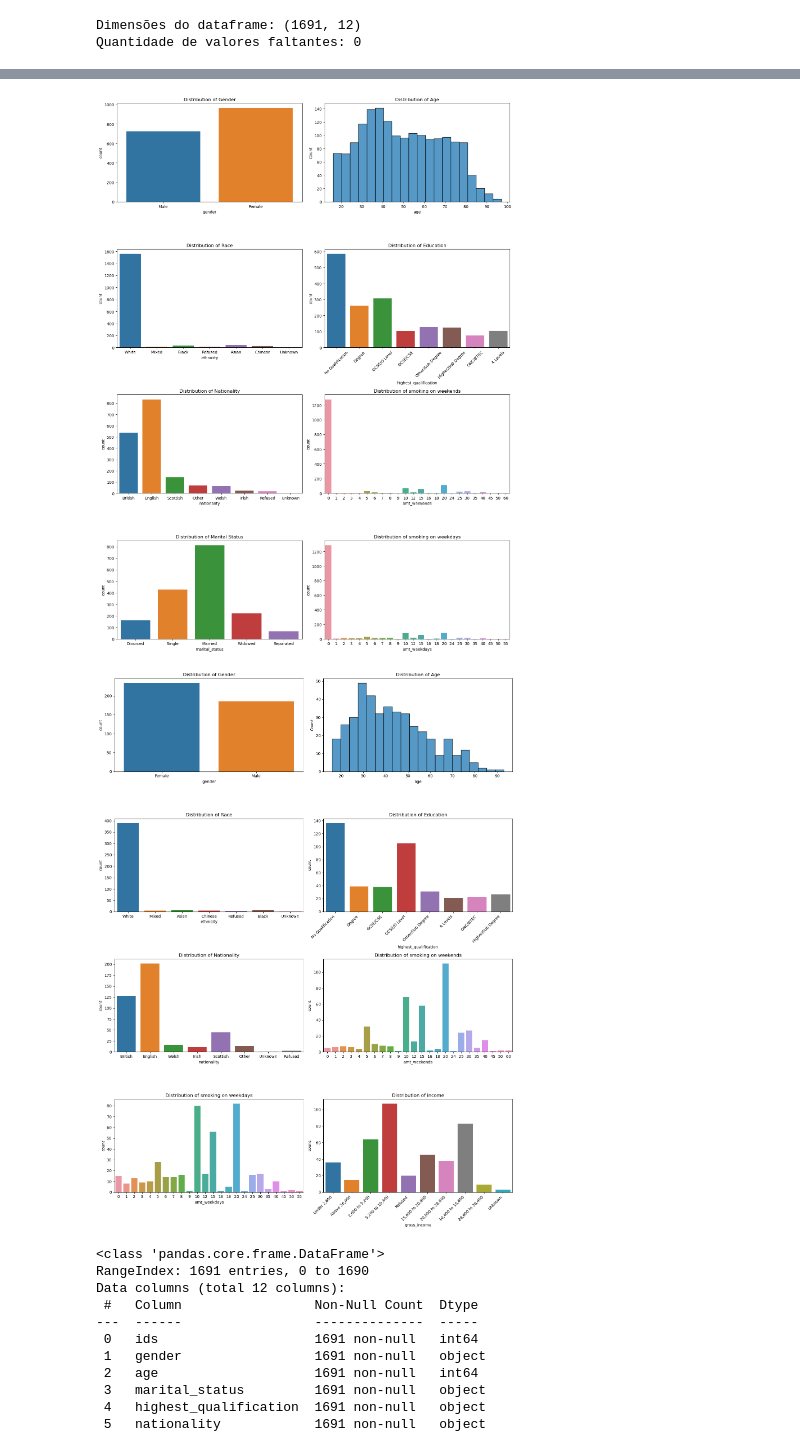
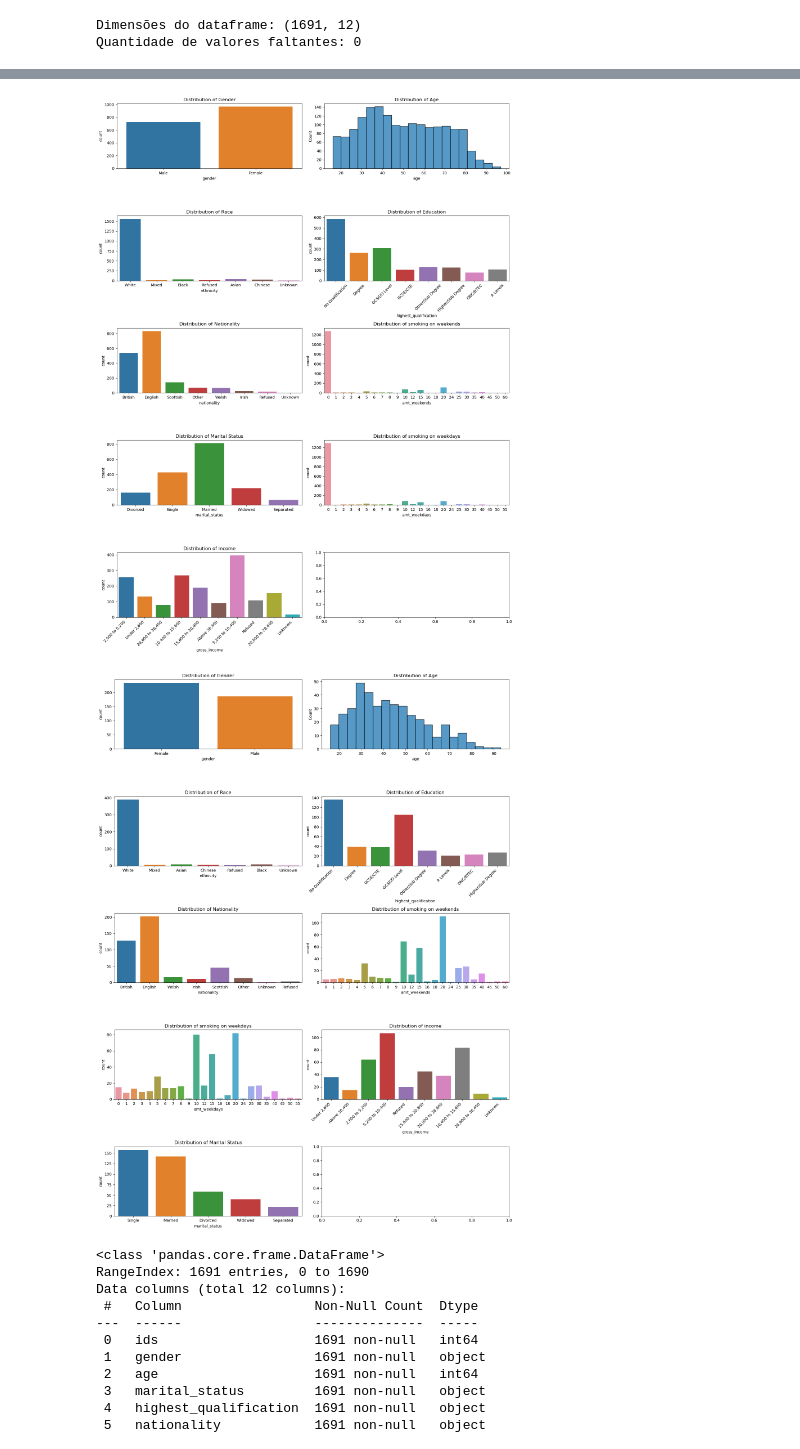
Before and after one commit to jvpazotti/Machine-learning-project, a Jupyter notebook: projeto.ipynb, the cells around one changed output, grey strips where cells are left out. Cells and saved outputs as stored; diff of their text form; code cells hidden in the pictures.

```diff
--- a/projeto.ipynb
+++ b/projeto.ipynb
@@ -118,7 +132,7 @@ A análise exploratória dos dados é iniciada examinando a estrutura do conjunt
 A análise é então aprofundada, criando um subconjunto do conjunto de dados que contém apenas fumantes e analisando a distribuição das mesmas características para esse subconjunto.
 # %%
 data= df
-fig, axs = plt.subplots(4, 2, figsize=(15,20)) # Criamos uma grade de 4 linhas e 2 colunas de subplots
+fig, axs = plt.subplots(5, 2, figsize=(15,20)) # Criamos uma grade de 4 linhas e 2 colunas de subplots
 
 # Distribuição de gênero
 sns.countplot(data=data, x='gender', ax=axs[0, 0])
@@ -153,15 +167,20 @@ axs[3, 0].set_title('Distribution of Marital Status')
 sns.countplot(data=data, x='amt_weekdays', ax=axs[3, 1])
 axs[3, 1].set_title('Distribution of smoking on weekdays')
 
+# Distribution of income
+sns.countplot(data=data,x='gross_income', ax=axs[4, 0])
+axs[4, 0].set_title('Distribution of income')
+axs[4, 0].set_xticklabels(axs[4, 0].get_xticklabels(), rotation=45, ha='right')
+
 plt.tight_layout()
 plt.show()
 # %% [output]
-[figure, old version]
+[figure, new version]
 # %%
 only_smokers = df[(df['amt_weekdays'] > 0) | (df['amt_weekends'] > 0)]
 data = only_smokers
 
-fig, axs = plt.subplots(4, 2, figsize=(15, 20))
+fig, axs = plt.subplots(5, 2, figsize=(15, 20))
 
 # Distribution of gender
 sns.countplot(data=data, x='gender', ax=axs[0, 0])
@@ -175,34 +194,38 @@ axs[0, 1].set_title('Distribution of Age')
 sns.countplot(data=data, x='ethnicity', ax=axs[1, 0])
 axs[1, 0].set_title('Distribution of Race')
 
 # Distribution of education
 sns.countplot(data=data, x='highest_qualification', ax=axs[1, 1])
 axs[1, 1].set_title('Distribution of Education')
 axs[1, 1].set_xticklabels(axs[1, 1].get_xticklabels(), rotation=45, ha='right')
 
 # Distribution of country
 sns.countplot(data=data, x='nationality', ax=axs[2, 0])
 axs[2, 0].set_title('Distribution of Nationality')
 
 # Distribution of nicotine dependence
 sns.countplot(data=data, x='amt_weekends', ax=axs[2, 1])
 axs[2, 1].set_title('Distribution of smoking on weekends')
 
 # Distribution of smoking status
 sns.countplot(data=data, x='amt_weekdays', ax=axs[3, 0])
 axs[3, 0].set_title('Distribution of smoking on weekdays')
 
 # Distribution of income
 sns.countplot(data=data,x='gross_income', ax=axs[3, 1])
 axs[3, 1].set_title('Distribution of income')
 axs[3, 1].set_xticklabels(axs[3, 1].get_xticklabels(), rotation=45, ha='right')
 
+# Distribuição do estado civil
+sns.countplot(data=data, x='marital_status', ax=axs[4, 0])
+axs[4, 0].set_title('Distribution of Marital Status')
+
 # Add spacing
 fig.tight_layout()
 
 plt.show()
 # %% [output]
-[figure, old version]
+[figure, new version]
 # %%
 df.info()
 # %% [output]
```
Also changed, not shown: parts of 7 cells of this notebook.
